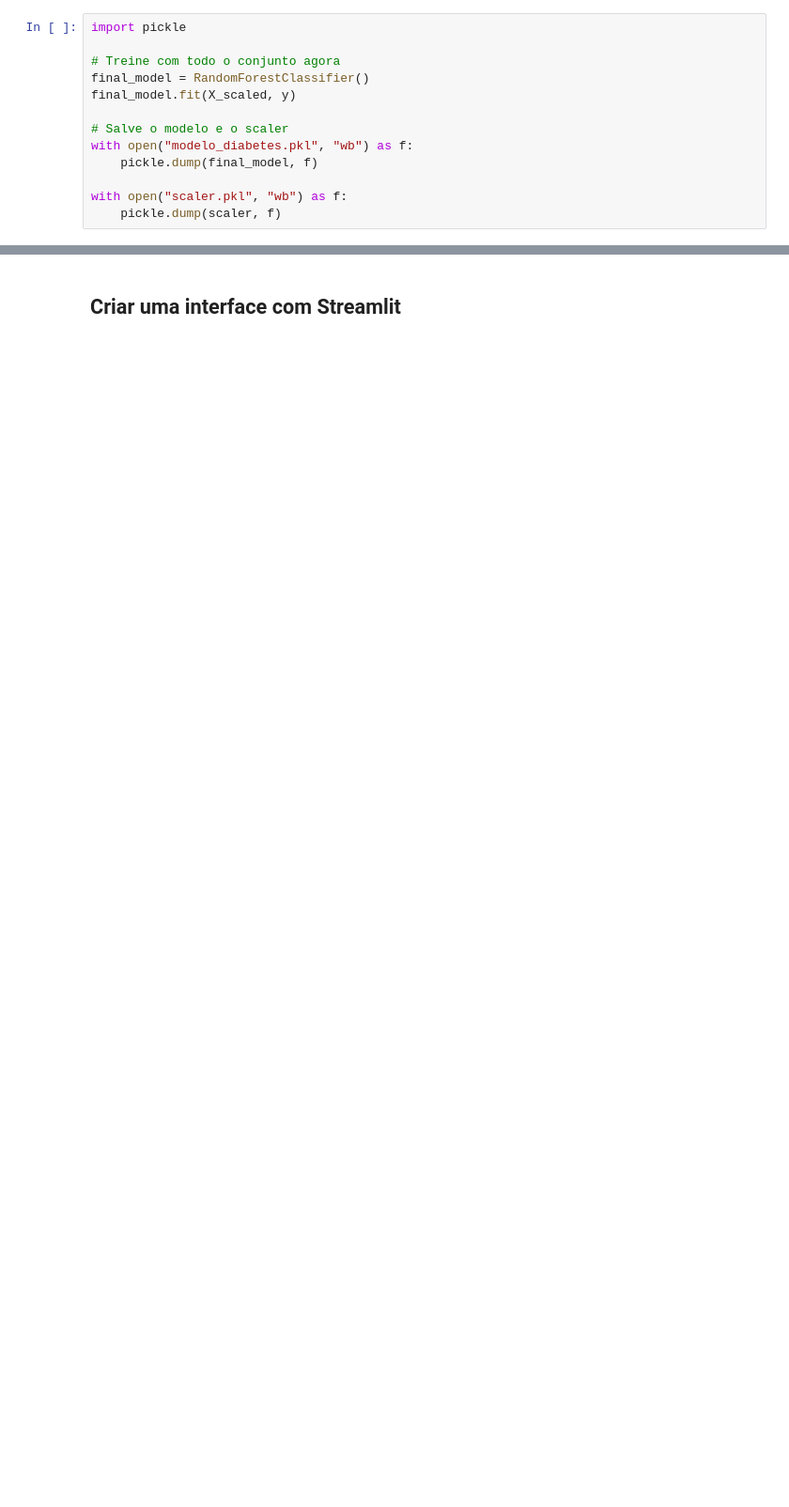
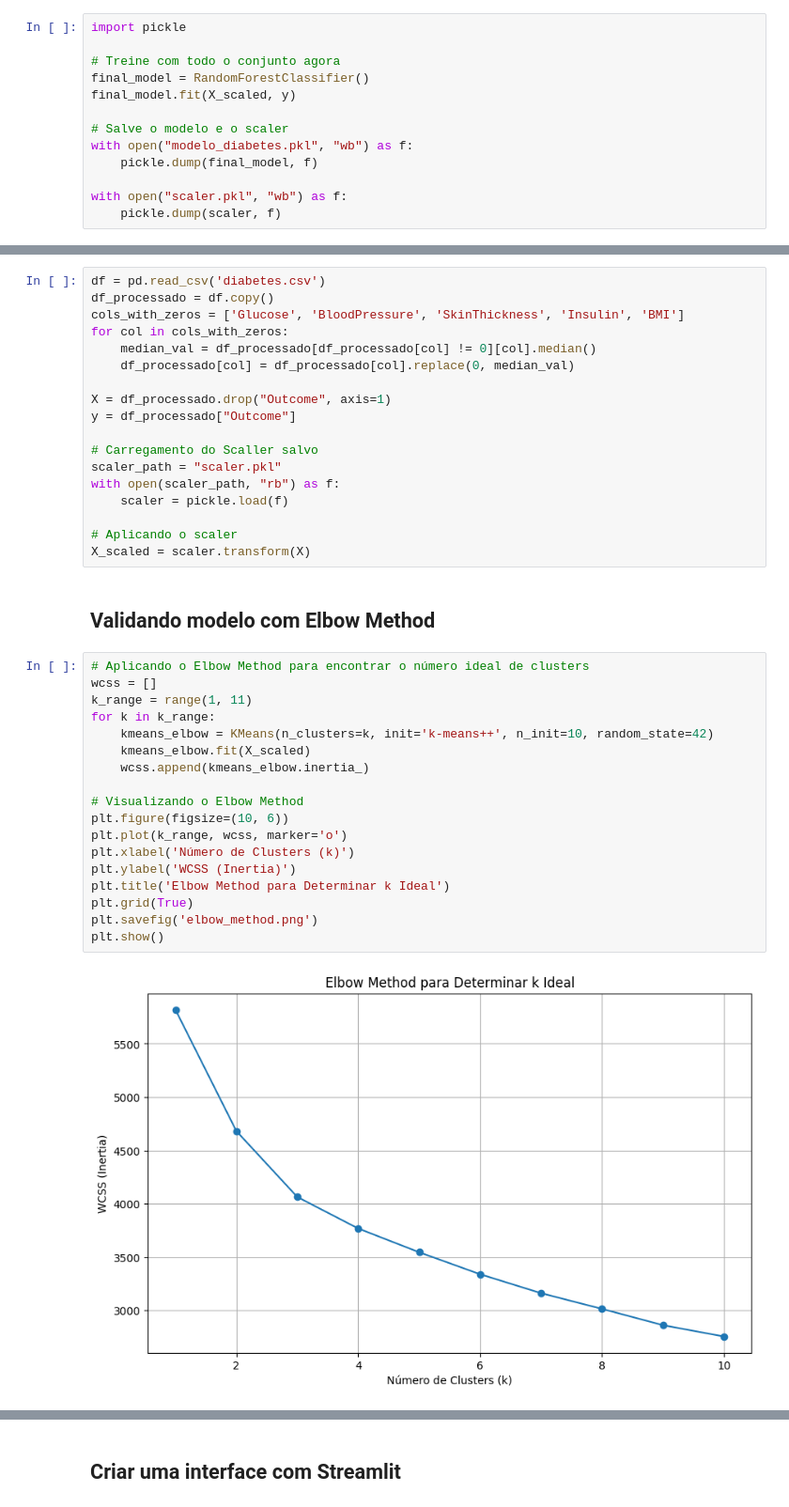
Before and after one commit to Rayralima/Classificador-de-diabetes-tipo-2, a Jupyter notebook: Desafio_Machine_Learning.ipynb, the cells around one changed output, grey strips where cells are left out. Shown at 94% size. Cells and saved outputs as stored; diff of their text form; blank space fills up the shorter version.

```diff
--- a/Desafio_Machine_Learning.ipynb
+++ b/Desafio_Machine_Learning.ipynb
@@ -218,0 +239,40 @@ colocar aqui o aprendizado não supervisionado
+# %%
+df = pd.read_csv('diabetes.csv')
+df_processado = df.copy()
+cols_with_zeros = ['Glucose', 'BloodPressure', 'SkinThickness', 'Insulin', 'BMI']
+for col in cols_with_zeros:
+    median_val = df_processado[df_processado[col] != 0][col].median()
+    df_processado[col] = df_processado[col].replace(0, median_val)
+
+X = df_processado.drop("Outcome", axis=1)
+y = df_processado["Outcome"]
+
+# Carregamento do Scaller salvo
+scaler_path = "scaler.pkl"
+with open(scaler_path, "rb") as f:
+    scaler = pickle.load(f)
+
+# Aplicando o scaler
+X_scaled = scaler.transform(X)
+# %% [markdown]
+## Validando modelo com Elbow Method
+# %%
+# Aplicando o Elbow Method para encontrar o número ideal de clusters
+wcss = []
+k_range = range(1, 11)
+for k in k_range:
+    kmeans_elbow = KMeans(n_clusters=k, init='k-means++', n_init=10, random_state=42)
+    kmeans_elbow.fit(X_scaled)
+    wcss.append(kmeans_elbow.inertia_)
+
+# Visualizando o Elbow Method
+plt.figure(figsize=(10, 6))
+plt.plot(k_range, wcss, marker='o')
+plt.xlabel('Número de Clusters (k)')
+plt.ylabel('WCSS (Inertia)')
+plt.title('Elbow Method para Determinar k Ideal')
+plt.grid(True)
+plt.savefig('elbow_method.png')
+plt.show()
+# %% [output]
+[figure, added]
```
Also changed, not shown: parts of 34 cells of this notebook, 6 other files.
